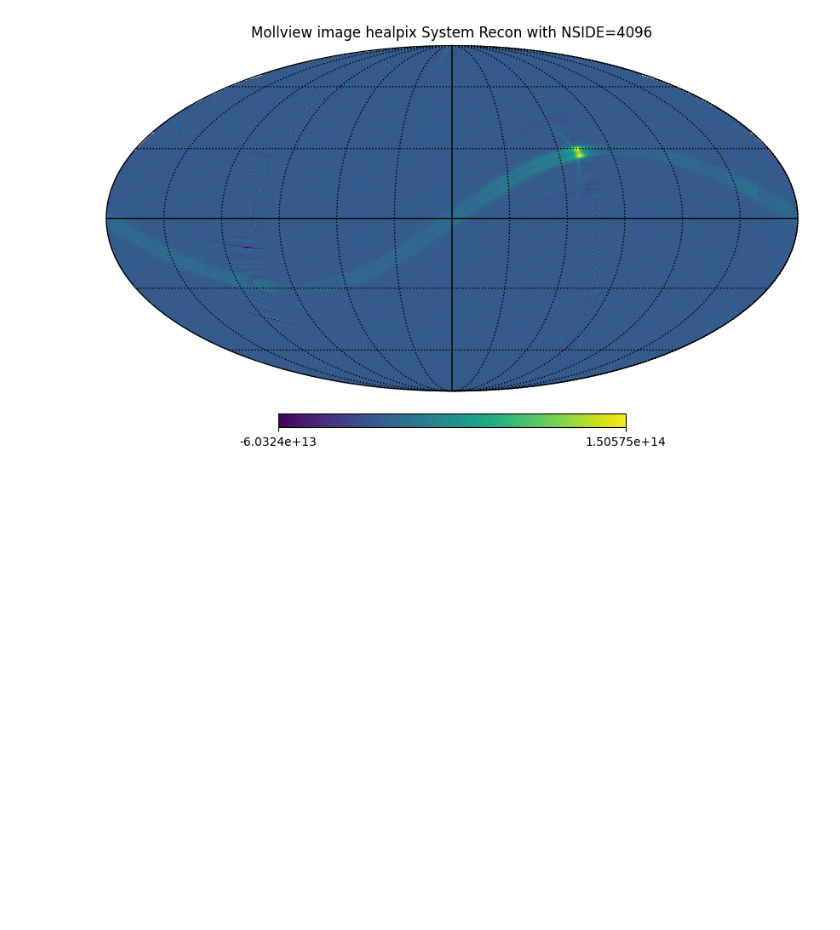
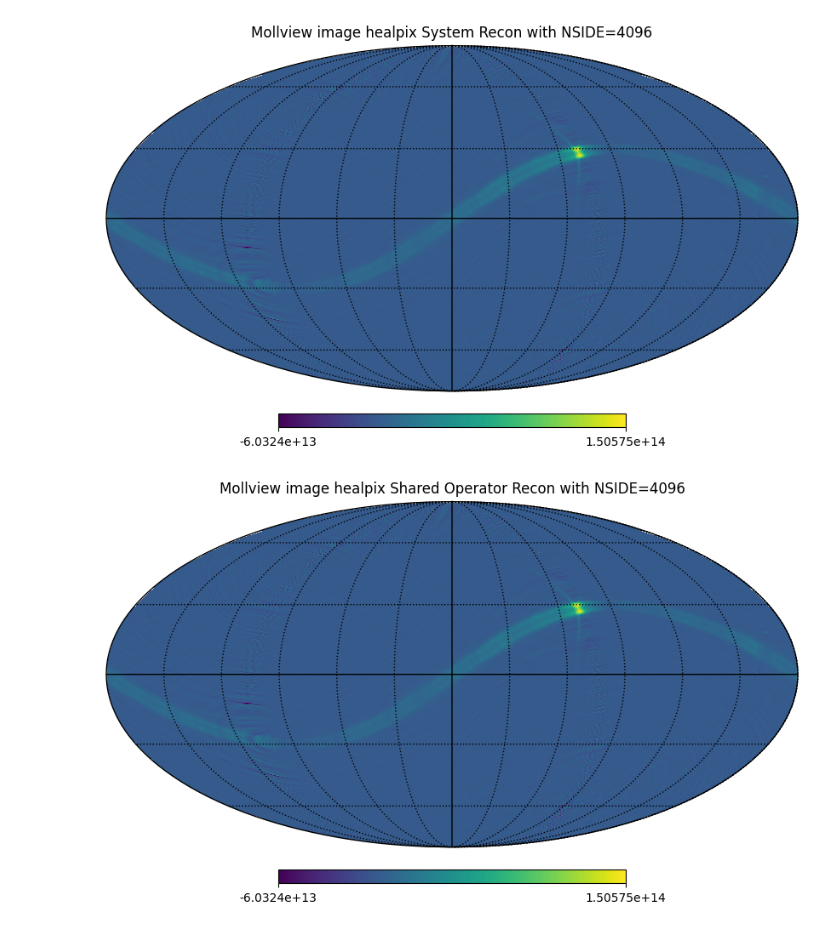
Before and after one commit to SSshuishui/viss_optimize_3d, a Jupyter notebook: healpix3d_blockage_10Mhz.ipynb, the cells around one changed output. Drawn from its saved outputs; the diff is of its cells as text; code cells hidden in the pictures; blank space fills up the shorter version.

```diff
--- a/healpix3d_blockage_10Mhz.ipynb
+++ b/healpix3d_blockage_10Mhz.ipynb
@@ -49,3 +49,11 @@ hp.graticule()  # 添加经纬线
 plt.show()
 # %% [output]
 [figure]
+# %%
+recon_mirror_image = np.fromfile("./out10M_3d_shared_operator/C1day10M.bin", dtype=np.float32)
+
+hp.mollview(recon_mirror_image, nest=True, title="Mollview image healpix Shared Operator Recon with NSIDE=4096")
+hp.graticule()  # 添加经纬线
+plt.show()
+# %% [output]
+[figure, added]
```
Also changed, not shown: parts of 1 cell of this notebook, 14 other files.
